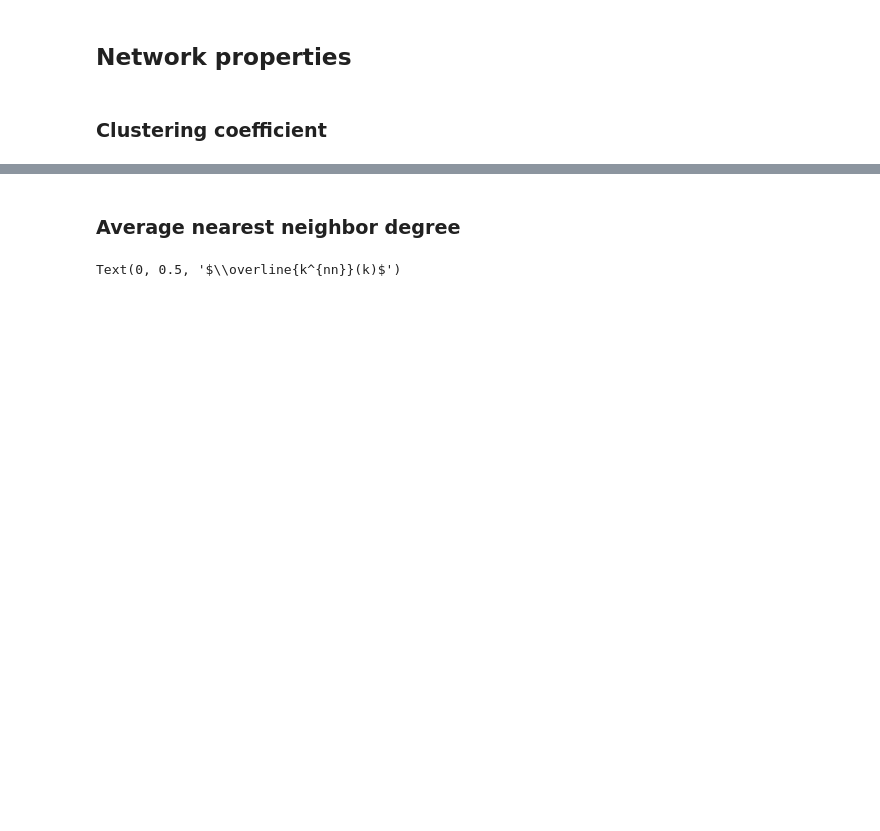
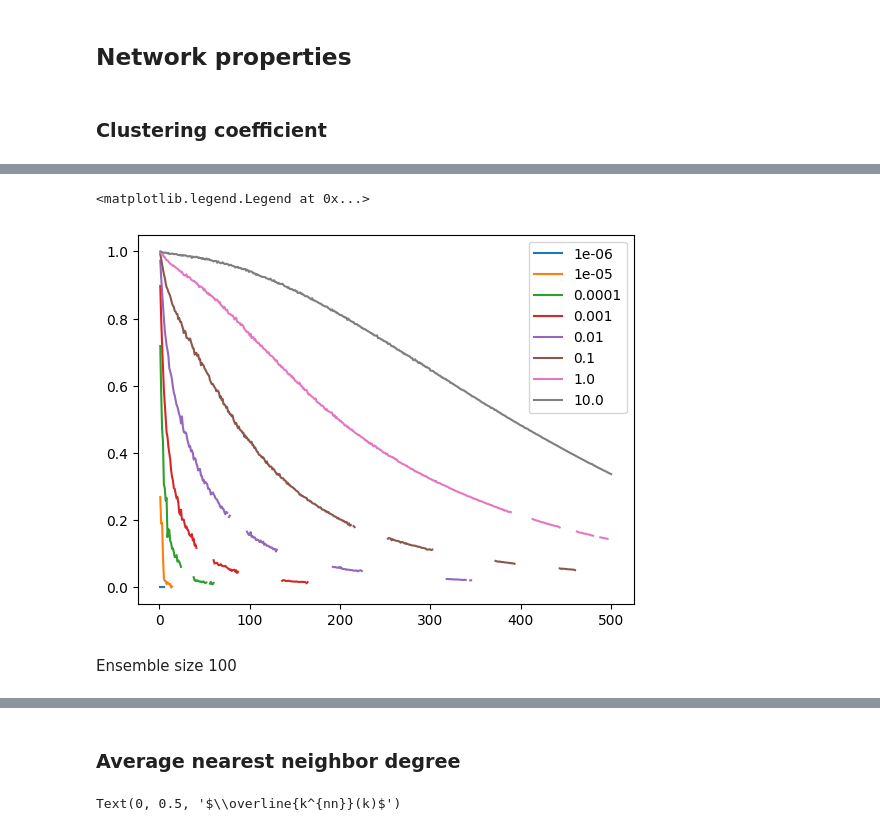
Before and after one commit to DavidDobas/Renormalization-Network-Reconstruction, a Jupyter notebook: Renormalizable model.ipynb, the cells around one changed output, grey strips where cells are left out. Drawn from its saved outputs; the diff is of its cells as text; code cells hidden in the pictures; blank space fills up the shorter version.

```diff
--- a/Renormalizable model.ipynb
+++ b/Renormalizable model.ipynb
@@ -94,2 +101,6 @@ graph = renormalizable_model.create_RM_graph(strenghts, z, weighted=True)
+# %%
+z_arr = np.logspace(-6, 3, 10)
+ensemble_size = 100
+ensembles = [renormalizable_model.generate_RM_ensemble(ensemble_size, strengths, z, weighted = True) for z in z_arr]
 # %% [markdown]
 ### Clustering coefficient
@@ -106,0 +126,2 @@ Text(0, 0.5, '$\\overline{C}(k)$')
+# %%
+c_k_array = [np.nanmean([network_properties.clustering_coeff(graph, len_deg_seq=size+1)[1] for graph in tqdm(ensemble)], axis=0) for ensemble in ensembles]
@@ -106,0 +130,9 @@ Text(0, 0.5, '$\\overline{C}(k)$')
+# %%
+for arr, z in zip(c_k_array, z_arr):
+    plt.plot(arr, label=f"{z}")
+plt.legend()
+# %% [output]
+<matplotlib.legend.Legend at 0x...>
+[figure, added]
+# %% [markdown]
+Ensemble size 100
```
Also changed, not shown: parts of 137 cells of this notebook, 13 other files.
